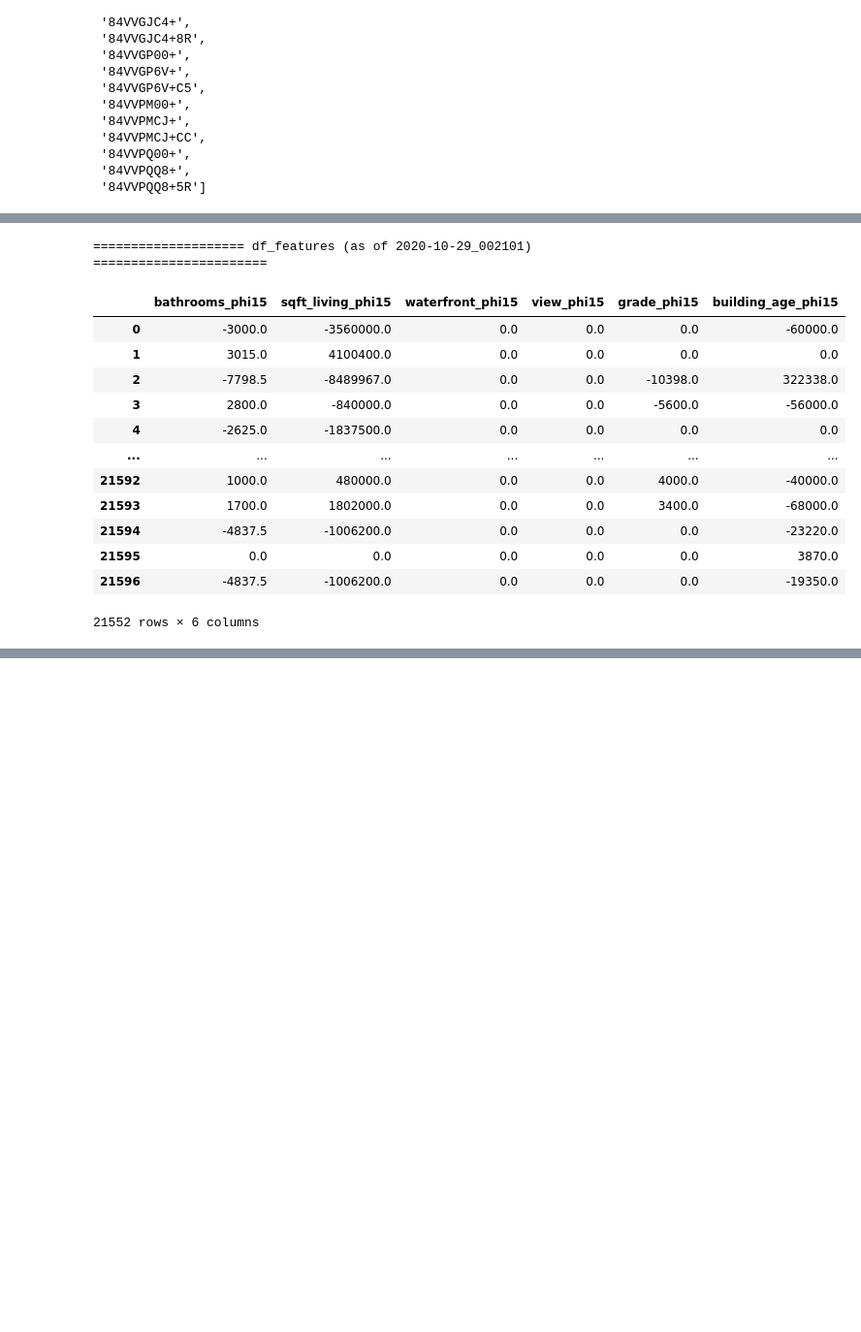
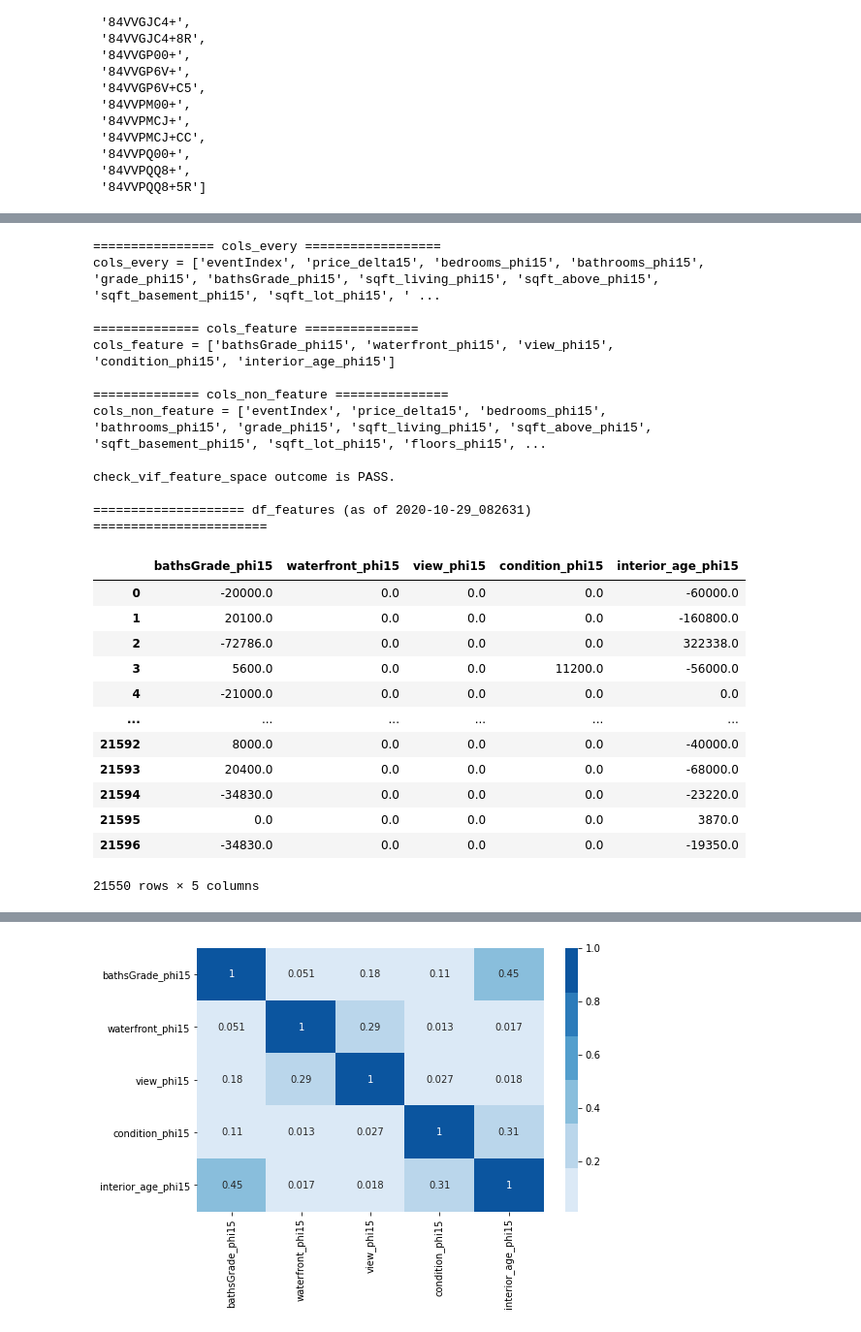
Before and after one commit to korinzumike/dsc-phase-2-project-online, a Jupyter notebook: collins_project2.ipynb, the cells around one changed output, grey strips where cells are left out. Shown at 97% size. Cells and saved outputs as stored; diff of their text form; code cells hidden in the pictures; blank space fills up the shorter version.

```diff
--- a/collins_project2.ipynb
+++ b/collins_project2.ipynb
@@ -1515,15 +1514,51 @@ print(f"==================== df_clean (as of {stamp_now}) ======================
 display(df_clean)
 print()
 
+cols_every = list(df_clean.columns)
+cols_feature = [
+    # f"bedrooms_phi{K_use}",
+    # f"bathrooms_phi{K_use}",
+    # f"grade_phi{K_use}",
+    f"bathsGrade_phi{K_use}",
+    # f"sqft_living_phi{K_use}",
+    # f"sqft_above_phi{K_use}",
+    # f"sqft_basement_phi{K_use}",
+    # f"sqft_lot_phi{K_use}",
+    # f"floors_phi{K_use}",
+    f"waterfront_phi{K_use}",
+    f"view_phi{K_use}",
+    f"condition_phi{K_use}",
+    # f"building_age_phi{K_use}"
+    f"interior_age_phi{K_use}"
+    ]
+cols_non_feature = [c for c in cols_every if not c in cols_feature]
+cols_target = f"price_delta{K_use}"
+
+print(f"================ cols_every ==================")
+print(f"cols_every = {repr(cols_every)}\n")
+print(f"============== cols_feature ===============")
+print(f"cols_feature = {repr(cols_feature)}\n")
+print(f"============== cols_non_feature ===============")
+print(f"cols_non_feature = {repr(cols_non_feature)}\n")
 
 
-col_target = f"price_delta{K_use}"
 
-df_features = df_clean.drop(columns=[col_target, col_eventIndex])
+cvfs_outcome = check_vif_feature_space(df_clean, features_to_use=cols_feature, vif_threshold=3.0)
+pass_fail = lambda b: 'PASS' if b else 'FAIL'
+print(f"check_vif_feature_space outcome is {pass_fail(cvfs_outcome)}.\n")
+
+
+df_features = df_clean.drop(columns=cols_non_feature)
 stamp_now = datetime.now().strftime("%Y-%m-%d_%H%M%S")
 print(f"==================== df_features (as of {stamp_now}) =======================")
 display(df_features)
 print()
+
+
+print(f"==================== df_features CORRELATION PLOT =======================")
+plot_corr(df_features)
+print()
+
 
 for col_c in df_features.columns:
     print(f"\n============= vif for column {repr(col_c)} ===================")
@@ -1548,14 +1583,25 @@ for col_c in df_features.columns:
-==================== df_features (as of 2020-10-29_002101) =======================
+================ cols_every ==================
+cols_every = ['eventIndex', 'price_delta15', 'bedrooms_phi15', 'bathrooms_phi15', 'grade_phi15', 'bathsGrade_phi15', 'sqft_living_phi15', 'sqft_above_phi15', 'sqft_basement_phi15', 'sqft_lot_phi15', ' ...
+
+============== cols_feature ===============
+cols_feature = ['bathsGrade_phi15', 'waterfront_phi15', 'view_phi15', 'condition_phi15', 'interior_age_phi15']
+
+============== cols_non_feature ===============
+cols_non_feature = ['eventIndex', 'price_delta15', 'bedrooms_phi15', 'bathrooms_phi15', 'grade_phi15', 'sqft_living_phi15', 'sqft_above_phi15', 'sqft_basement_phi15', 'sqft_lot_phi15', 'floors_phi15', ...
+
+check_vif_feature_space outcome is PASS.
+
+==================== df_features (as of 2020-10-29_082631) =======================
-|  | bathrooms_phi15 | sqft_living_phi15 | waterfront_phi15 | view_phi15 | grade_phi15 | building_age_phi15 |
-| 0 | -3000.0 | -3560000.0 | 0.0 | 0.0 | 0.0 | -60000.0 |
-| 1 | 3015.0 | 4100400.0 | 0.0 | 0.0 | 0.0 | 0.0 |
-| 2 | -7798.5 | -8489967.0 | 0.0 | 0.0 | -10398.0 | 322338.0 |
-| 3 | 2800.0 | -840000.0 | 0.0 | 0.0 | -5600.0 | -56000.0 |
-| 4 | -2625.0 | -1837500.0 | 0.0 | 0.0 | 0.0 | 0.0 |
-| ... | ... | ... | ... | ... | ... | ... |
-| 21592 | 1000.0 | 480000.0 | 0.0 | 0.0 | 4000.0 | -40000.0 |
-| 21593 | 1700.0 | 1802000.0 | 0.0 | 0.0 | 3400.0 | -68000.0 |
-| 21594 | -4837.5 | -1006200.0 | 0.0 | 0.0 | 0.0 | -23220.0 |
-| 21595 | 0.0 | 0.0 | 0.0 | 0.0 | 0.0 | 3870.0 |
-| 21596 | -4837.5 | -1006200.0 | 0.0 | 0.0 | 0.0 | -19350.0 |
+|  | bathsGrade_phi15 | waterfront_phi15 | view_phi15 | condition_phi15 | interior_age_phi15 |
+| 0 | -20000.0 | 0.0 | 0.0 | 0.0 | -60000.0 |
+| 1 | 20100.0 | 0.0 | 0.0 | 0.0 | -160800.0 |
+| 2 | -72786.0 | 0.0 | 0.0 | 0.0 | 322338.0 |
+| 3 | 5600.0 | 0.0 | 0.0 | 11200.0 | -56000.0 |
+| 4 | -21000.0 | 0.0 | 0.0 | 0.0 | 0.0 |
+| ... | ... | ... | ... | ... | ... |
+| 21592 | 8000.0 | 0.0 | 0.0 | 0.0 | -40000.0 |
+| 21593 | 20400.0 | 0.0 | 0.0 | 0.0 | -68000.0 |
+| 21594 | -34830.0 | 0.0 | 0.0 | 0.0 | -23220.0 |
+| 21595 | 0.0 | 0.0 | 0.0 | 0.0 | 3870.0 |
+| 21596 | -34830.0 | 0.0 | 0.0 | 0.0 | -19350.0 |
-21552 rows × 6 columns
+21550 rows × 5 columns
@@ -1562,0 +1609 @@ for col_c in df_features.columns:
+[figure, added]
```
Also changed, not shown: parts of 11 cells of this notebook, 8 other files.
